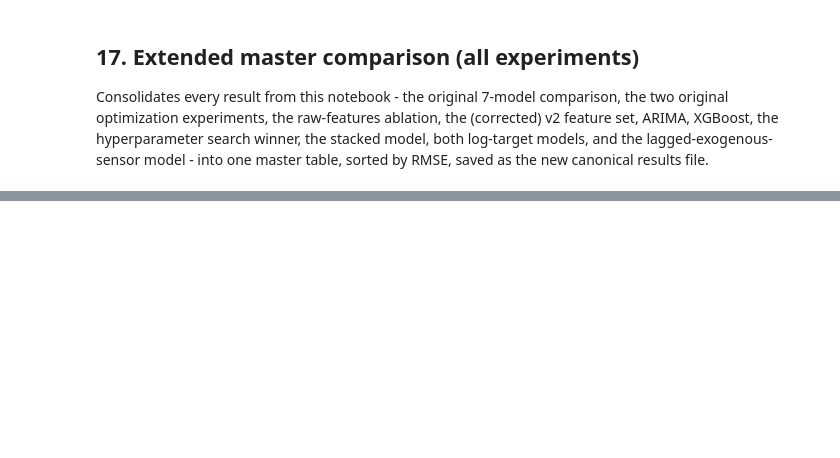
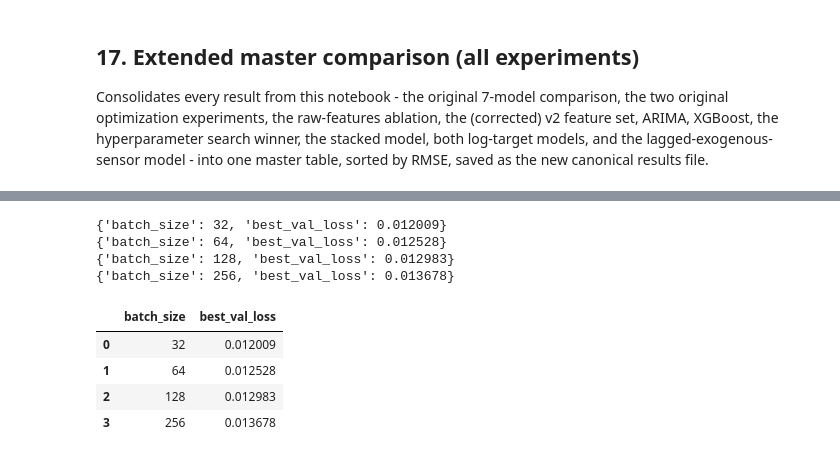
Before and after one commit to Muaadh-Nazly/energy-prediction, a Jupyter notebook: notebooks/05_Optimization_Evaluation.ipynb, the cells around one changed output, grey strips where cells are left out. Saved outputs shown, nothing was run; the diff lists cells and outputs as text; code cells hidden in the pictures; blank space fills up the shorter version.

```diff
--- a/notebooks/05_Optimization_Evaluation.ipynb
+++ b/notebooks/05_Optimization_Evaluation.ipynb
@@ -1073,0 +926,25 @@ model here is a hybrid, not a single "best" architecture.
+# %%
+batch_sizes = [32, 64, 128, 256]
+batch_size_results = []
+for bs in batch_sizes:
+    model = get_model("gru", n_features=len(selected_features))
+    model, history = train_torch_model(
+        model, X_tr_seq, y_tr_seq, X_val_seq, y_val_seq,
+        epochs=20, patience=4, batch_size=bs, device=device, verbose=False, seed=42,
+    )
+    entry = {"batch_size": bs, "best_val_loss": round(min(history["val_loss"]), 6)}
+    batch_size_results.append(entry)
+    print(entry)
+
+batch_size_df = pd.DataFrame(batch_size_results).sort_values("best_val_loss").reset_index(drop=True)
+batch_size_df
+# %% [output]
+{'batch_size': 32, 'best_val_loss': 0.012009}
+{'batch_size': 64, 'best_val_loss': 0.012528}
+{'batch_size': 128, 'best_val_loss': 0.012983}
+{'batch_size': 256, 'best_val_loss': 0.013678}
+|  | batch_size | best_val_loss |
+| 0 | 32 | 0.012009 |
+| 1 | 64 | 0.012528 |
+| 2 | 128 | 0.012983 |
+| 3 | 256 | 0.013678 |
```
Also changed, not shown: parts of 33 cells of this notebook, 6 other files.
